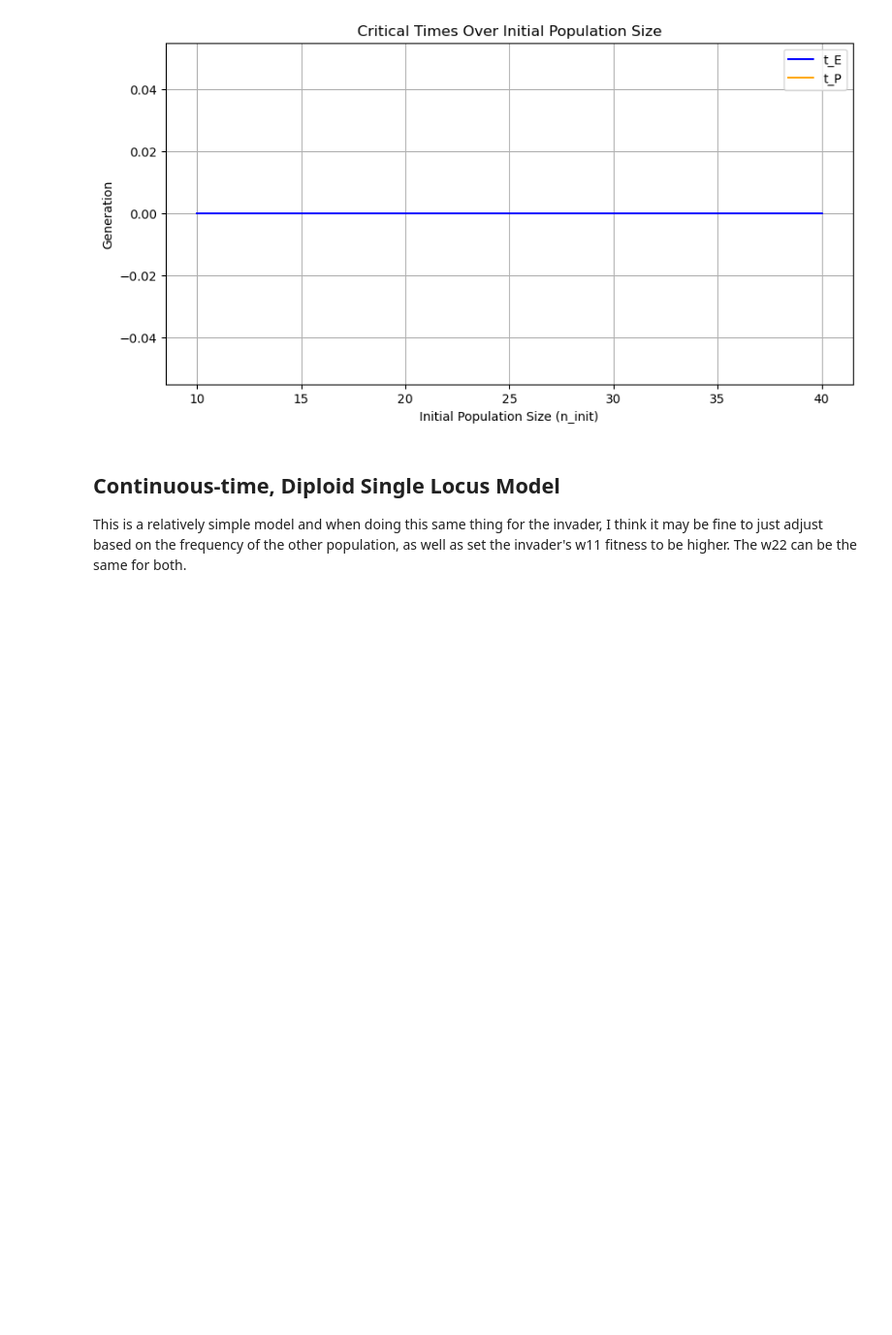
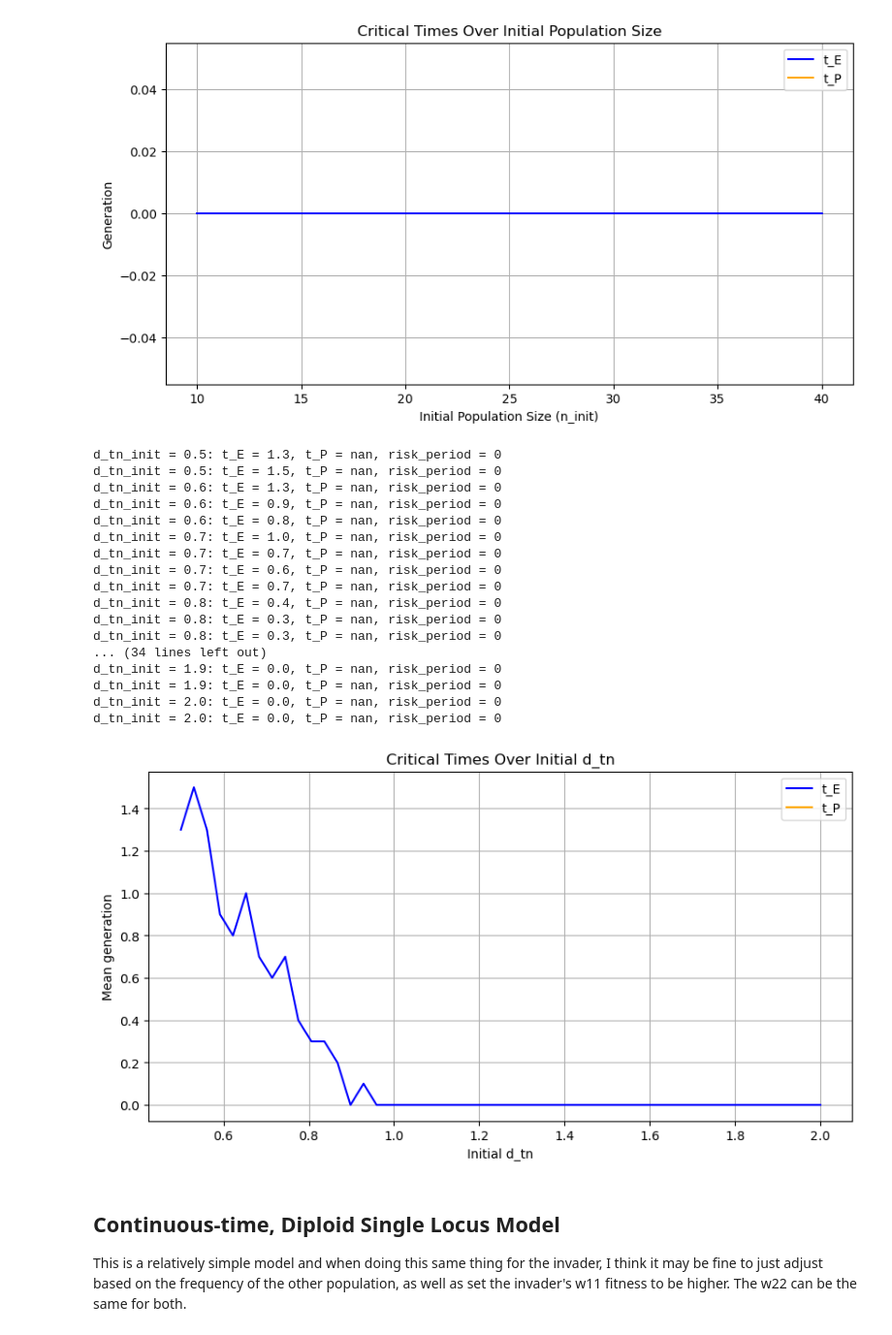
Before and after one commit to jonazhu/extinctionmodeling, a Jupyter notebook: q2_invadingspecies/invader_model.ipynb, the cells around one changed output. Shown at 97% size. Cells and saved outputs as stored; diff of their text form; code cells hidden in the pictures; blank space fills up the shorter version.

```diff
--- a/q2_invadingspecies/invader_model.ipynb
+++ b/q2_invadingspecies/invader_model.ipynb
@@ -581,6 +609,45 @@ n_init = 38.8: t_E = 0.0, t_P = nan, risk_period = 0
 n_init = 39.4: t_E = 0.0, t_P = nan, risk_period = 0
 n_init = 40.0: t_E = 0.0, t_P = nan, risk_period = 0
 [figure]
+# %%
+d_tn_inits = np.linspace(0.5, 2, 50)
+t_E_all = []
+t_P_all = []
+for d_tn_init in d_tn_inits:
+    t_E, t_P, risk_period = find_critical_times_quantgen(n_init, a_init, n_crit, wn_max, wa_max, w, P_n, P_a, h2, d_tn_init=d_tn_init, max_gens=100, n_sims=10)
+    t_E_all.append(t_E)
+    t_P_all.append(t_P)
+    print(f"d_tn_init = {d_tn_init:.1f}: t_E = {t_E}, t_P = {t_P}, risk_period = {risk_period}")
+
+#plot the results
+plt.figure(figsize=(10, 5))
+plt.plot(d_tn_inits, t_E_all, label='t_E', color='blue')
+plt.plot(d_tn_inits, t_P_all, label='t_P', color='orange')
+plt.title('Critical Times Over Initial d_tn')
+plt.xlabel('Initial d_tn')
+plt.ylabel('Mean generation')
+plt.legend()
+plt.grid()
+plt.show()
+# %% [output]
+d_tn_init = 0.5: t_E = 1.3, t_P = nan, risk_period = 0
+d_tn_init = 0.5: t_E = 1.5, t_P = nan, risk_period = 0
+d_tn_init = 0.6: t_E = 1.3, t_P = nan, risk_period = 0
+d_tn_init = 0.6: t_E = 0.9, t_P = nan, risk_period = 0
+d_tn_init = 0.6: t_E = 0.8, t_P = nan, risk_period = 0
+d_tn_init = 0.7: t_E = 1.0, t_P = nan, risk_period = 0
+d_tn_init = 0.7: t_E = 0.7, t_P = nan, risk_period = 0
+d_tn_init = 0.7: t_E = 0.6, t_P = nan, risk_period = 0
+d_tn_init = 0.7: t_E = 0.7, t_P = nan, risk_period = 0
+d_tn_init = 0.8: t_E = 0.4, t_P = nan, risk_period = 0
+d_tn_init = 0.8: t_E = 0.3, t_P = nan, risk_period = 0
+d_tn_init = 0.8: t_E = 0.3, t_P = nan, risk_period = 0
+... (34 lines left out)
+d_tn_init = 1.9: t_E = 0.0, t_P = nan, risk_period = 0
+d_tn_init = 1.9: t_E = 0.0, t_P = nan, risk_period = 0
+d_tn_init = 2.0: t_E = 0.0, t_P = nan, risk_period = 0
+d_tn_init = 2.0: t_E = 0.0, t_P = nan, risk_period = 0
+[figure, added]
 # %% [markdown]
 ## Continuous-time, Diploid Single Locus Model
 
```
Also changed, not shown: parts of 4 cells of this notebook, 2 other files.
